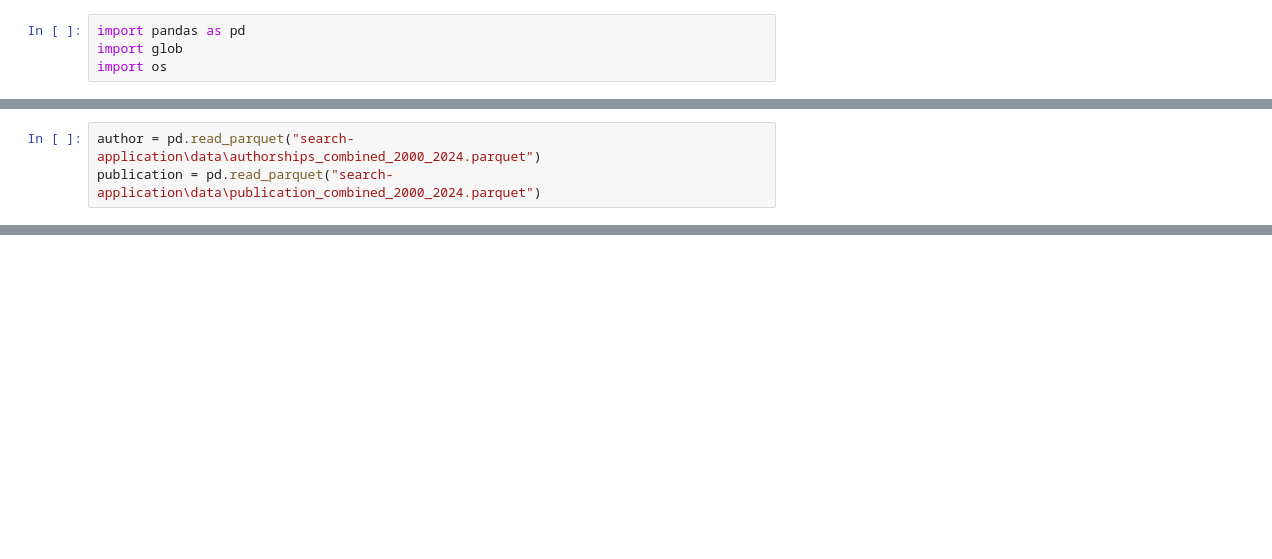
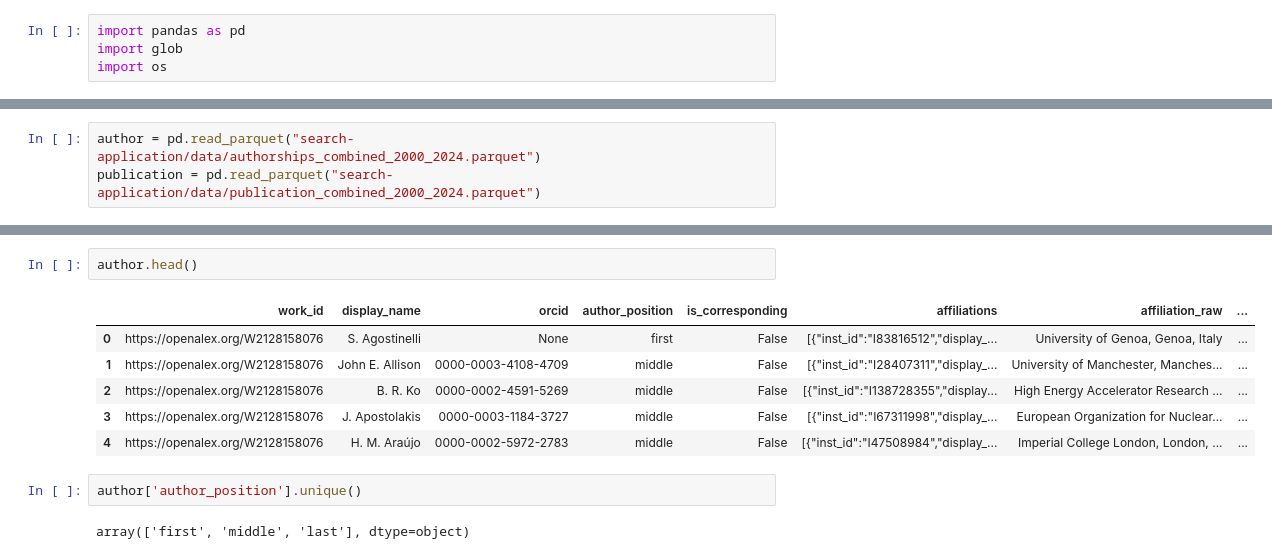
Before and after one commit to pranshh/indo-swiss-collab, a Jupyter notebook: data_organizer.ipynb, the cells around one changed output, grey strips where cells are left out. Cells and saved outputs as stored; diff of their text form; blank space fills up the shorter version.

Commit message:
Updated data file

```diff
--- a/data_organizer.ipynb
+++ b/data_organizer.ipynb
@@ -32,3 +5,3 @@ None
 # %%
-author = pd.read_parquet("search-application\data\authorships_combined_2000_2024.parquet")
-publication = pd.read_parquet("search-application\data\publication_combined_2000_2024.parquet")
+author = pd.read_parquet("search-application/data/authorships_combined_2000_2024.parquet")
+publication = pd.read_parquet("search-application/data/publication_combined_2000_2024.parquet")
@@ -34,0 +24,13 @@ publication = pd.read_parquet("search-application\data\publication_combined_2000
+# %%
+author.head()
+# %% [output]
+|  | work_id | display_name | orcid | author_position | is_corresponding | affiliations | affiliation_raw | ... |
+| 0 | https://openalex.org/W2128158076 | S. Agostinelli | None | first | False | [{"inst_id":"I83816512","display_... | University of Genoa, Genoa, Italy | ... |
+| 1 | https://openalex.org/W2128158076 | John E. Allison | 0000-0003-4108-4709 | middle | False | [{"inst_id":"I28407311","display_... | University of Manchester, Manches... | ... |
+| 2 | https://openalex.org/W2128158076 | B. R. Ko | 0000-0002-4591-5269 | middle | False | [{"inst_id":"I138728355","display... | High Energy Accelerator Research ... | ... |
+| 3 | https://openalex.org/W2128158076 | J. Apostolakis | 0000-0003-1184-3727 | middle | False | [{"inst_id":"I67311998","display_... | European Organization for Nuclear... | ... |
+| 4 | https://openalex.org/W2128158076 | H. M. Araújo | 0000-0002-5972-2783 | middle | False | [{"inst_id":"I47508984","display_... | Imperial College London, London, ... | ... |
+# %%
+author['author_position'].unique()
+# %% [output]
+array(['first', 'middle', 'last'], dtype=object)
```
Also changed, not shown: parts of 15 cells of this notebook.
